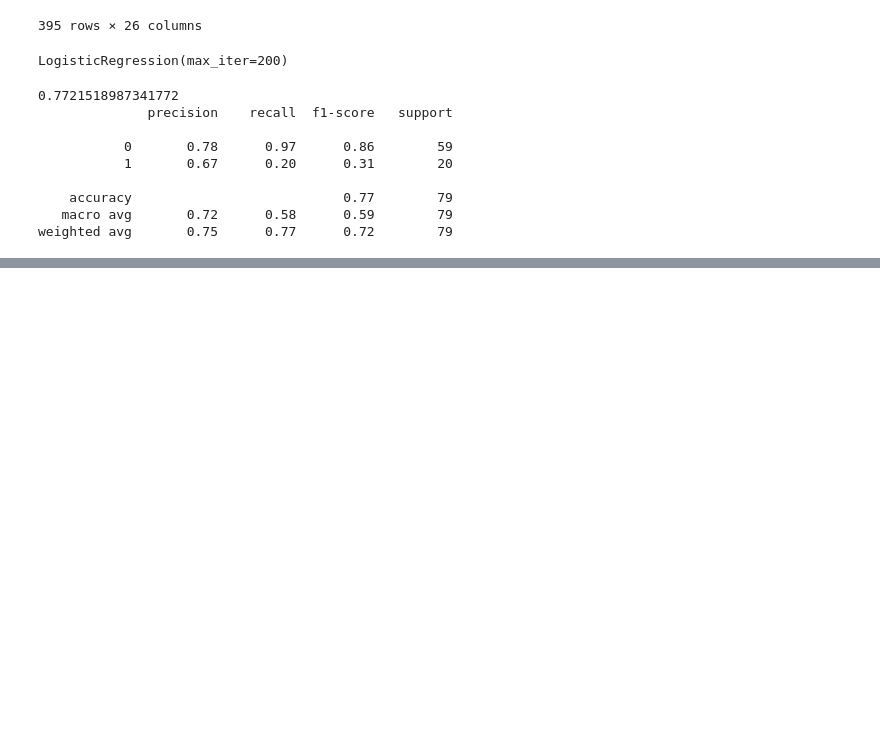
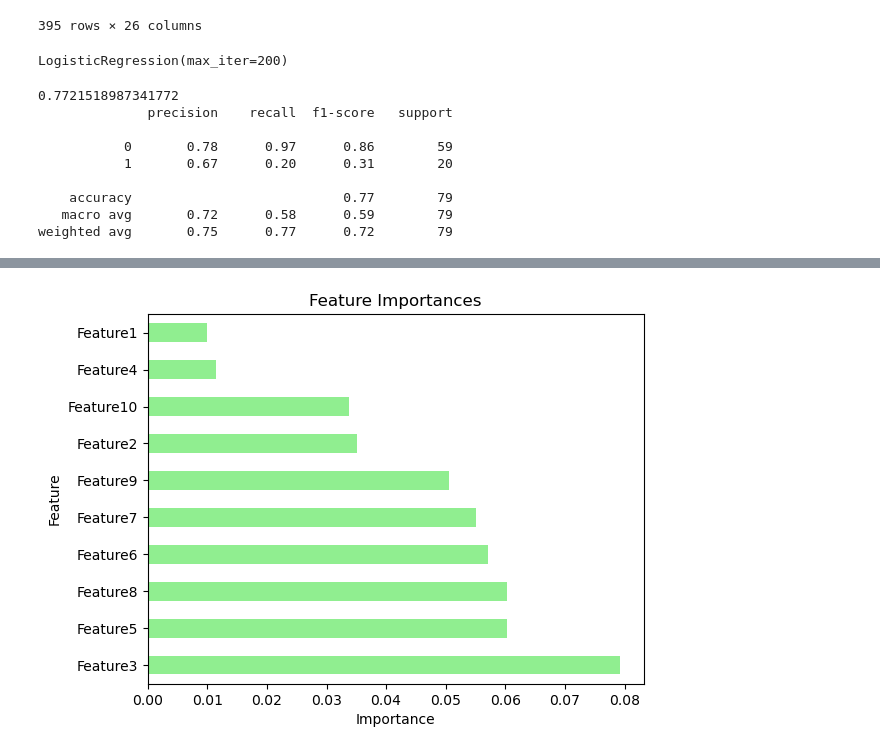
Before and after one commit to lilianaperezdiaz/student_predictor, a Jupyter notebook: LogisticRegression_Seth_Talibah.ipynb, the cells around one changed output, grey strips where cells are left out. Saved outputs shown, nothing was run; the diff lists cells and outputs as text; code cells hidden in the pictures; blank space fills up the shorter version.

```diff
--- a/LogisticRegression_Seth_Talibah.ipynb
+++ b/LogisticRegression_Seth_Talibah.ipynb
@@ -88,0 +130,10 @@ print(feature_importance)
+# %%
+# Scaling data
+X_train_scaled = X_scaler.transform(X_train)
+X_test_scaled = X_scaler.transform(X_test)
+# %%
+# Create a random forest classifier
+rf_model = RandomForestClassifier(n_estimators=100, random_state=42)
+# %%
+# Fitting the model
+rf_model = rf_model.fit(X_train_scaled, y_train)
@@ -88,0 +174,13 @@ print(feature_importance)
+# %%
+# Replace with your actual feature names
+feature_names = ['Feature1', 'Feature2', 'Feature3', 'Feature4','Feature5','Feature6','Feature7','Feature8','Feature9','Feature10']  # List of feature names corresponding to X columns
+
+# Calculate feature importances
+importances = rf_model.feature_importances_
+
+# Sort the features by importance
+sorted_importances = sorted(zip(importances, feature_names), reverse=True)
+
+# Print the sorted feature importances
+for importance, feature in sorted_importances:
+    print(f"Feature: {feature}, Importance: {importance}")
@@ -88,0 +198,17 @@ print(feature_importance)
+# %%
+# Calculate feature importances
+importances = rf_model.feature_importances_
+
+# Create a DataFrame for feature importances
+importances_df = pd.DataFrame(sorted(zip(importances, feature_names), reverse=True), columns=['Feature Importances', 'Feature'])
+
+# Set the feature names as the index
+importances_df.set_index('Feature', inplace=True)
+
+# Plot feature importances
+importances_df.plot(kind='barh', color='lightgreen', title='Feature Importances', legend=False)
+plt.xlabel('Importance')
+plt.ylabel('Feature')
+plt.show()
+# %% [output]
+[figure, added]
```
Also changed, not shown: parts of 15 cells of this notebook, 3 other files.
